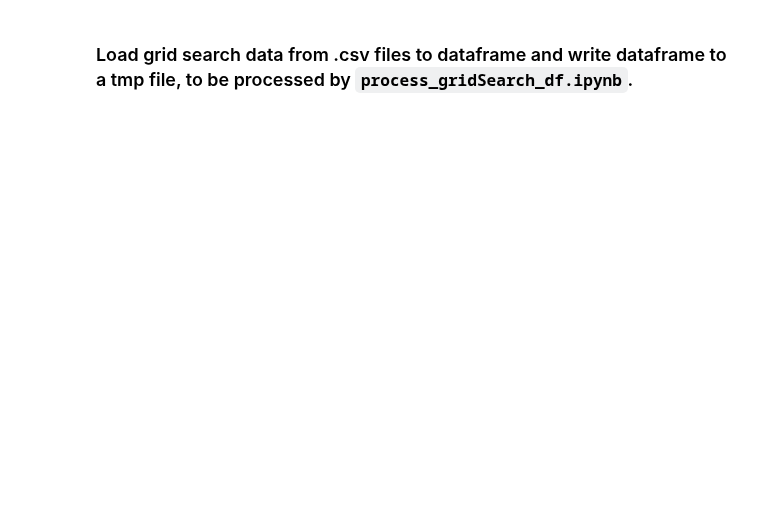
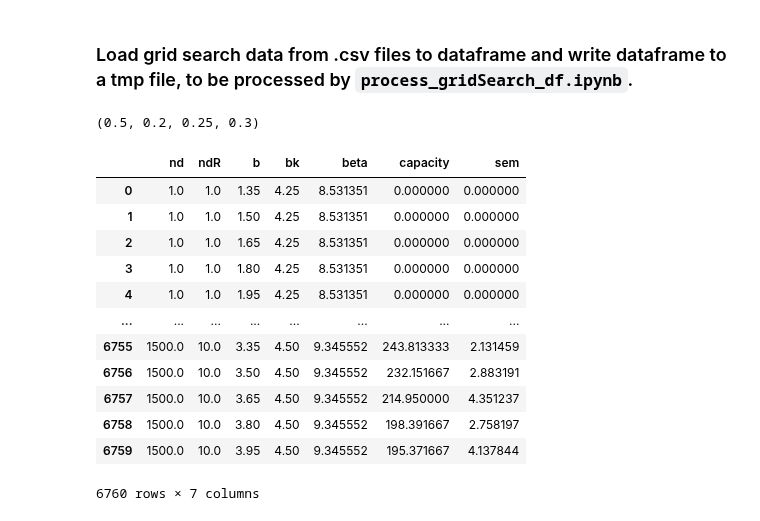
Before and after one commit to Cai-Fangxu/dendrite_familiarity_detection, a Jupyter notebook: common_data_processing/create_gridSearch_df.ipynb, the cells around one changed output. Cells and saved outputs as stored; diff of their text form; code cells hidden in the pictures; blank space fills up the shorter version.

```diff
--- a/common_data_processing/create_gridSearch_df.ipynb
+++ b/common_data_processing/create_gridSearch_df.ipynb
@@ -11,8 +11,12 @@ nslist = [60000, 30000, 20000, 15000, 12000, 6000, 5000, 4000, 3000, 2000, 1200,
 # %%
 # file_path0 = "../data/no_nonlinearity/"
 # file_path0 = "../data/gridSearch_standard/60000/coeff_1/"
-file_path0 = "../data/gridSearch_SomaNoise/coeff_8/const_noise_0.3/"
-# file_path0 = "../tmp_data/coeff_16/const_noise_0.5/"
+# file_path0 = "../data/gridSearch_SomaNoise/coeff_infty/SqrtNd_noise_0.3/"
+file_path0 = "../tmp_data/coeff_8/dendrite_noise_0.5/"
+
+0.5, .2, .25, .3
+# %% [output]
+(0.5, 0.2, 0.25, 0.3)
 # %%
 n_trials  = 6
 
@@ -38,3 +42,19 @@ for nd_idx, nd in enumerate(ndlist):
             pass
 # %%
 df.to_csv("../tmp_data/plot_data/tmp_df.csv", index=False)
+# %%
+df
+# %% [output]
+|  | nd | ndR | b | bk | beta | capacity | sem |
+| 0 | 1.0 | 1.0 | 1.35 | 4.25 | 8.531351 | 0.000000 | 0.000000 |
+| 1 | 1.0 | 1.0 | 1.50 | 4.25 | 8.531351 | 0.000000 | 0.000000 |
+| 2 | 1.0 | 1.0 | 1.65 | 4.25 | 8.531351 | 0.000000 | 0.000000 |
+| 3 | 1.0 | 1.0 | 1.80 | 4.25 | 8.531351 | 0.000000 | 0.000000 |
+| 4 | 1.0 | 1.0 | 1.95 | 4.25 | 8.531351 | 0.000000 | 0.000000 |
+| ... | ... | ... | ... | ... | ... | ... | ... |
+| 6755 | 1500.0 | 10.0 | 3.35 | 4.50 | 9.345552 | 243.813333 | 2.131459 |
+| 6756 | 1500.0 | 10.0 | 3.50 | 4.50 | 9.345552 | 232.151667 | 2.883191 |
+| 6757 | 1500.0 | 10.0 | 3.65 | 4.50 | 9.345552 | 214.950000 | 4.351237 |
+| 6758 | 1500.0 | 10.0 | 3.80 | 4.50 | 9.345552 | 198.391667 | 2.758197 |
+| 6759 | 1500.0 | 10.0 | 3.95 | 4.50 | 9.345552 | 195.371667 | 4.137844 |
+6760 rows × 7 columns
```
Also changed, not shown: 3 other files.
